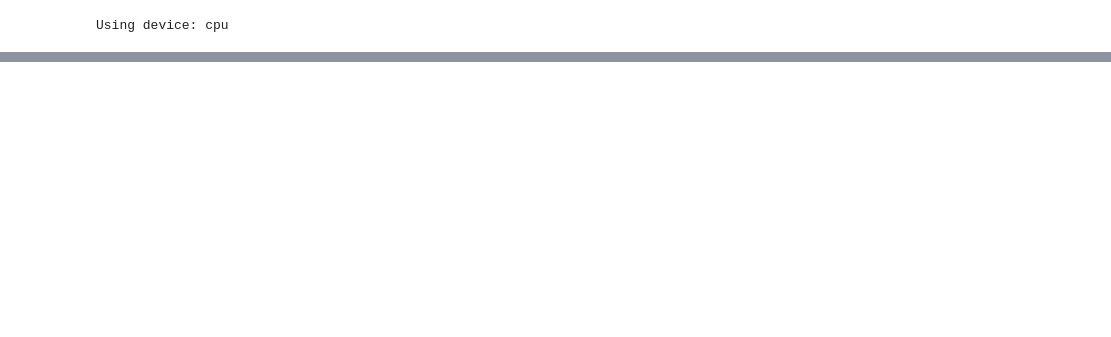
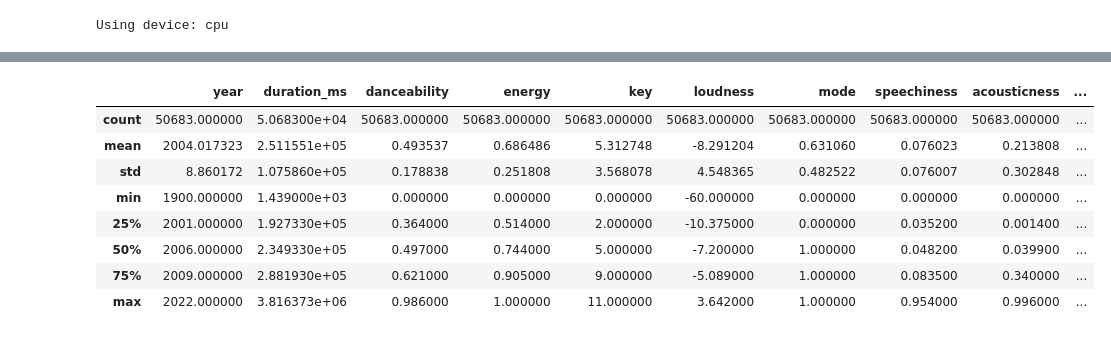
Before and after one commit to annemollelsborg/spotify, a Jupyter notebook: Project analysis.ipynb, the cells around one changed output, grey strips where cells are left out. Cells and saved outputs as stored; diff of their text form; code cells hidden in the pictures; blank space fills up the shorter version.

```diff
--- a/Project analysis.ipynb
+++ b/Project analysis.ipynb
@@ -43,0 +55,14 @@ df_users = pd.read_csv(current_path / 'Data/User Listening History.csv')
+# %%
+#Inorder to simplify the data preprocessing all columns not used in the project is removed:
+df_songs = df_songs.drop(columns=["spotify_preview_url","spotify_id"])
+df_songs.describe()
+# %% [output]
+|  | year | duration_ms | danceability | energy | key | loudness | mode | speechiness | acousticness | ... |
+| count | 50683.000000 | 5.068300e+04 | 50683.000000 | 50683.000000 | 50683.000000 | 50683.000000 | 50683.000000 | 50683.000000 | 50683.000000 | ... |
+| mean | 2004.017323 | 2.511551e+05 | 0.493537 | 0.686486 | 5.312748 | -8.291204 | 0.631060 | 0.076023 | 0.213808 | ... |
+| std | 8.860172 | 1.075860e+05 | 0.178838 | 0.251808 | 3.568078 | 4.548365 | 0.482522 | 0.076007 | 0.302848 | ... |
+| min | 1900.000000 | 1.439000e+03 | 0.000000 | 0.000000 | 0.000000 | -60.000000 | 0.000000 | 0.000000 | 0.000000 | ... |
+| 25% | 2001.000000 | 1.927330e+05 | 0.364000 | 0.514000 | 2.000000 | -10.375000 | 0.000000 | 0.035200 | 0.001400 | ... |
+| 50% | 2006.000000 | 2.349330e+05 | 0.497000 | 0.744000 | 5.000000 | -7.200000 | 1.000000 | 0.048200 | 0.039900 | ... |
+| 75% | 2009.000000 | 2.881930e+05 | 0.621000 | 0.905000 | 9.000000 | -5.089000 | 1.000000 | 0.083500 | 0.340000 | ... |
+| max | 2022.000000 | 3.816373e+06 | 0.986000 | 1.000000 | 11.000000 | 3.642000 | 1.000000 | 0.954000 | 0.996000 | ... |
```
Also changed, not shown: parts of 45 cells of this notebook.
